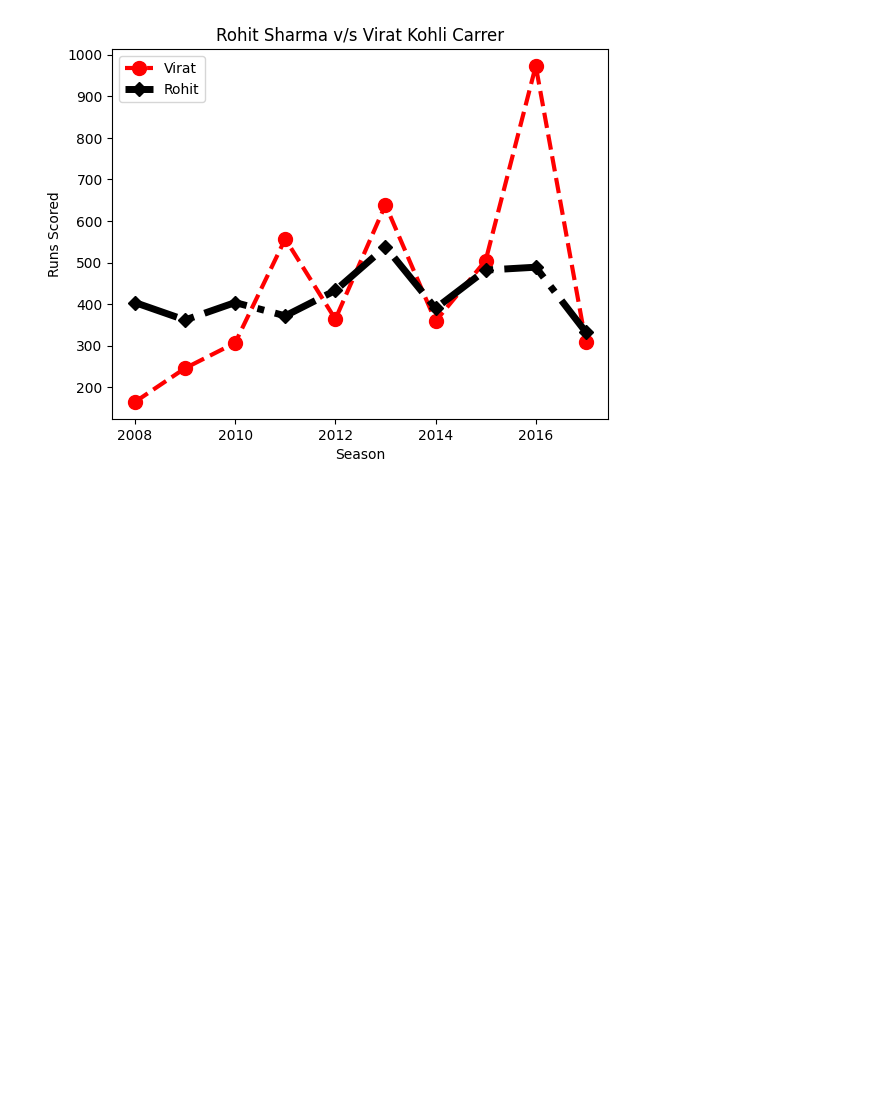
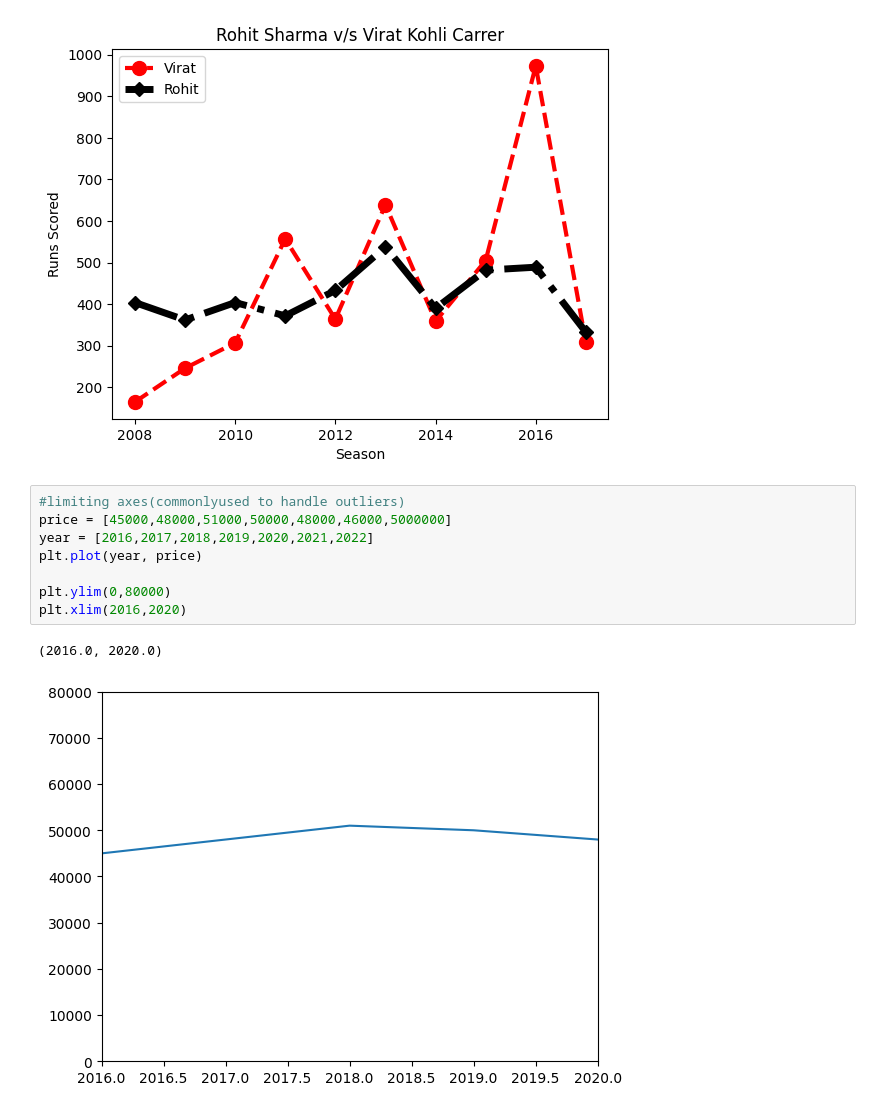
Before and after one commit to hrishavraj89/matplotlib, a Jupyter notebook: matplotlib.ipynb, the cells around one changed output. Drawn from its saved outputs; the diff is of its cells as text; blank space fills up the shorter version.

Commit message:
learned limiting axes

```diff
--- a/matplotlib.ipynb
+++ b/matplotlib.ipynb
@@ -75,3 +75,14 @@ plt.legend(loc = 'best')   #to finally print the line labels on the graph.
 # %% [output]
 <matplotlib.legend.Legend at 0x...>
 [figure]
+# %%
+#limiting axes(commonlyused to handle outliers)
+price = [45000,48000,51000,50000,48000,46000,5000000]
+year = [2016,2017,2018,2019,2020,2021,2022]
+plt.plot(year, price)
+
+plt.ylim(0,80000)
+plt.xlim(2016,2020)
+# %% [output]
+(2016.0, 2020.0)
+[figure, added]
```
Also changed, not shown: parts of 2 cells of this notebook.
